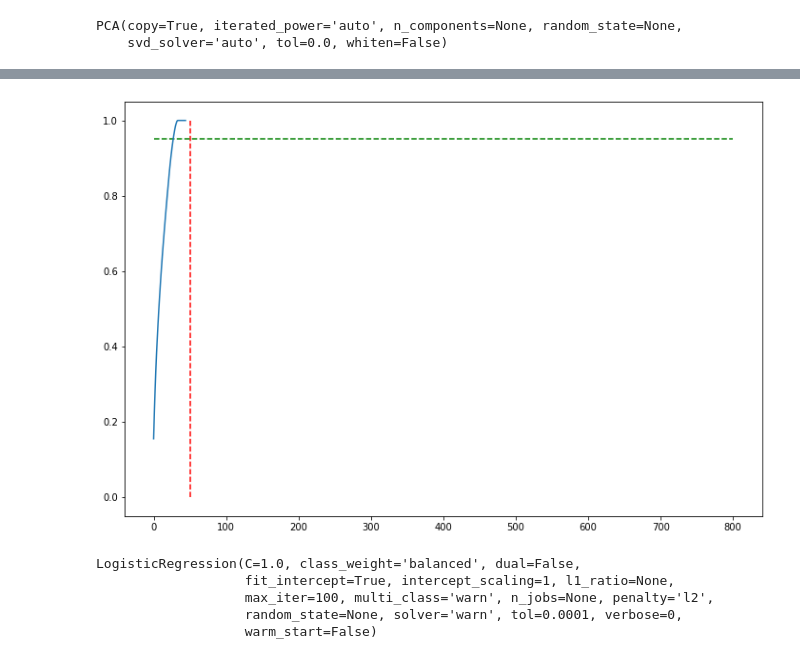
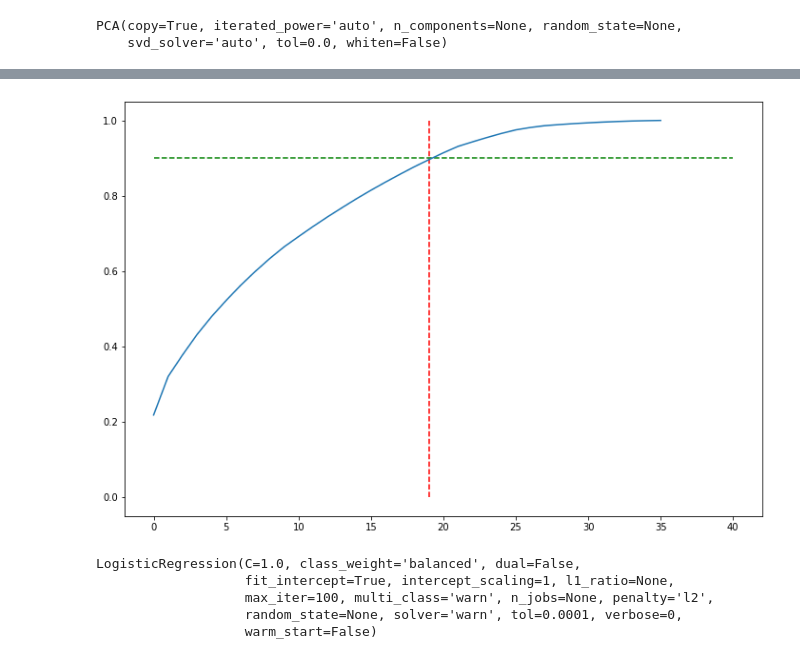
Before and after one commit to adi007me/telecom-churn-case-study, a Jupyter notebook: telecom-churn.ipynb, the cells around one changed output, grey strips where cells are left out. Cells and saved outputs as stored; diff of their text form; code cells hidden in the pictures.

```diff
--- a/telecom-churn.ipynb
+++ b/telecom-churn.ipynb
@@ -533,2 +586,0 @@ df = delete_cols('roam_og_mou', df)
-# %%
-df['loc_og_t2t_mou'] = calculate_diff('loc_og_t2t_mou', df)
@@ -547,4 +586,0 @@ len(sset)
-# %%
-for col in sset:
-    df['chg_'+col] = calculate_diff(col, df)
-    df = delete_cols(col, df)
@@ -570,0 +587,4 @@ df
+# %%
+# we don't need total_reach_amt_67
+
+df = df.drop('total_reach_amt_67', axis=1)
@@ -572,6 +594,4 @@ df
 from sklearn.model_selection import train_test_split
 from sklearn import metrics
 from sklearn.decomposition import PCA
-# %%
-df = df.drop(['sep_vbc_3g','total_reach_amt_67'], axis=1)
 # %%
@@ -623,8 +656,8 @@ array([0.15492992, 0.22310242, 0.28263653, 0.33520354, 0.38081191,
 # %%
 fig = plt.figure(figsize=[12,8])
-plt.vlines(x=50, ymax=1, ymin=0, colors="r", linestyles="--")
-plt.hlines(y=0.95, xmax=800, xmin=0, colors="g", linestyles="--")
+plt.vlines(x=19, ymax=1, ymin=0, colors="r", linestyles="--")
+plt.hlines(y=0.90, xmax=40, xmin=0, colors="g", linestyles="--")
 plt.plot(np.cumsum(pca.explained_variance_ratio_))
 plt.show()
 # %% [output]
-[figure, old version]
+[figure, new version]
```
Also changed, not shown: parts of 108 cells of this notebook.
